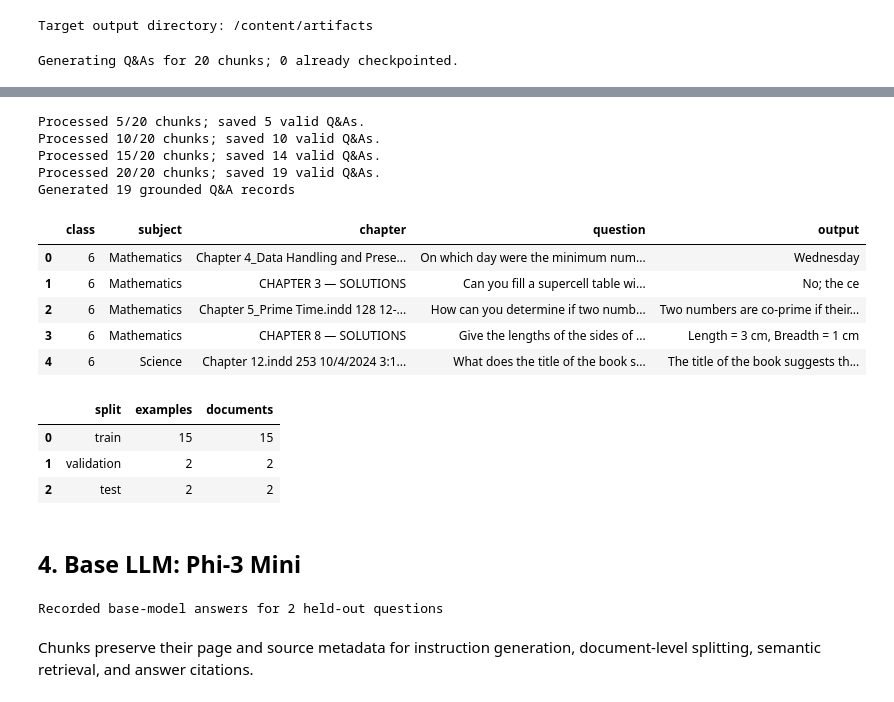
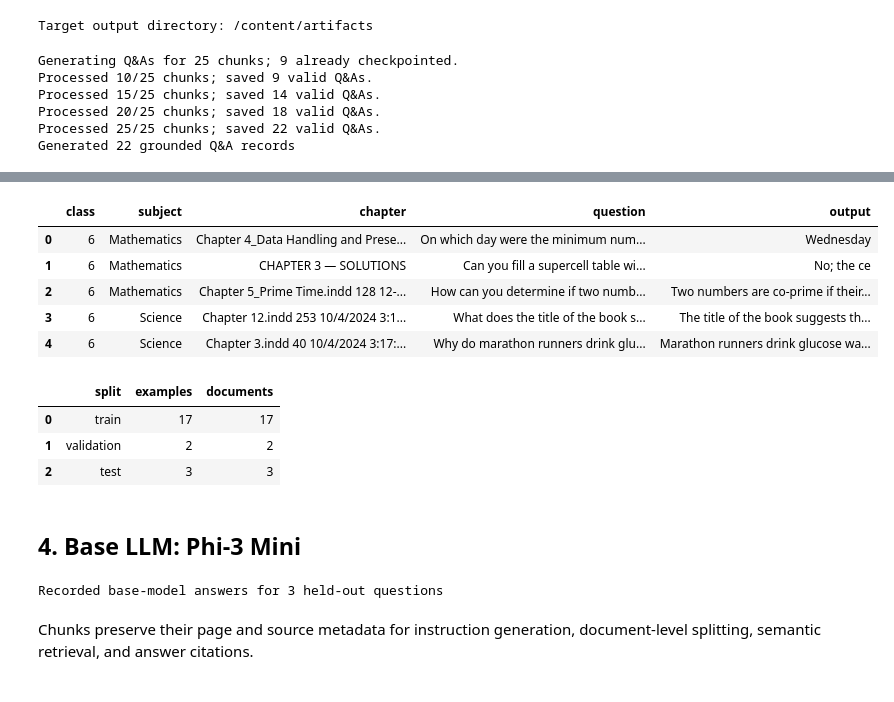
Before and after one commit to mamoor2019/LLMBot, a Jupyter notebook: NCERTlearningAsistant_mamoor.ipynb, the cells around one changed output, grey strips where cells are left out. Cells and saved outputs as stored; diff of their text form; code cells hidden in the pictures.

```diff
--- a/NCERTlearningAsistant_mamoor.ipynb
+++ b/NCERTlearningAsistant_mamoor.ipynb
@@ -417,6 +425,7 @@ def generate_text(messages, max_new_tokens=MAX_NEW_TOKENS):
     ).to(model.device)
 
     # Inference mode keeps generation fast while preserving model weights and avoiding training behavior.
+    # We set use_cache=False to prevent the AttributeError with DynamicCache seen_tokens.
     with torch.inference_mode():
         output_ids = model.generate(
             inputs["input_ids"],
@@ -425,7 +434,7 @@ def generate_text(messages, max_new_tokens=MAX_NEW_TOKENS):
             do_sample=False,
             eos_token_id=tokenizer.eos_token_id,
             pad_token_id=tokenizer.pad_token_id,
-            use_cache=True,
+            use_cache=False,
         )
     return tokenizer.decode(
         output_ids[0, inputs["input_ids"].shape[1]:],
@@ -466,7 +475,7 @@ def generate_qa(chunk):
     }
 
 # Use a moderate generation limit so the process stays feasible on the available GPU and still covers the dataset.
-QA_SAMPLE_LIMIT = 100
+QA_SAMPLE_LIMIT = 25
 CHECKPOINT_EVERY = 5
 QA_CHECKPOINT_PATH = OUTPUT_ROOT / "ncert_qa_checkpoint.jsonl"
 
@@ -522,4 +531,9 @@ qa_df.to_json(OUTPUT_ROOT / "ncert_qa.jsonl", orient="records", lines=True, forc
 print(f"Generated {len(qa_df)} grounded Q&A records")
 display(qa_df[["class", "subject", "chapter", "question", "output"]].head())
 # %% [output]
-Generating Q&As for 20 chunks; 0 already checkpointed.
+Generating Q&As for 25 chunks; 9 already checkpointed.
+Processed 10/25 chunks; saved 9 valid Q&As.
+Processed 15/25 chunks; saved 14 valid Q&As.
+Processed 20/25 chunks; saved 18 valid Q&As.
+Processed 25/25 chunks; saved 22 valid Q&As.
+Generated 22 grounded Q&A records
@@ -527,14 +540,9 @@ WARNING:transformers_modules.microsoft.Phi_hyphen_3_hyphen_mini_hyphen_4k_hyphen
-Processed 5/20 chunks; saved 5 valid Q&As.
-Processed 10/20 chunks; saved 10 valid Q&As.
-Processed 15/20 chunks; saved 14 valid Q&As.
-Processed 20/20 chunks; saved 19 valid Q&As.
-Generated 19 grounded Q&A records
 |  | class | subject | chapter | question | output |
 | 0 | 6 | Mathematics | Chapter 4_Data Handling and Prese... | On which day were the minimum num... | Wednesday |
 | 1 | 6 | Mathematics | CHAPTER 3 — SOLUTIONS | Can you fill a supercell table wi... | No; the ce |
 | 2 | 6 | Mathematics | Chapter 5_Prime Time.indd 128 12-... | How can you determine if two numb... | Two numbers are co-prime if their... |
-| 3 | 6 | Mathematics | CHAPTER 8 — SOLUTIONS | Give the lengths of the sides of ... | Length = 3 cm, Breadth = 1 cm |
-| 4 | 6 | Science | Chapter 12.indd 253 10/4/2024 3:1... | What does the title of the book s... | The title of the book suggests th... |
+| 3 | 6 | Science | Chapter 12.indd 253 10/4/2024 3:1... | What does the title of the book s... | The title of the book suggests th... |
+| 4 | 6 | Science | Chapter 3.indd 40 10/4/2024 3:17:... | Why do marathon runners drink glu... | Marathon runners drink glucose wa... |
 # %%
 # Hold out a document-level test split so answers are evaluated on unseen books rather than pages from the same source.
 group_count = qa_df["document_id"].nunique()
@@ -583,9 +591,9 @@ assert not (set(train_df.document_id) & set(test_df.document_id))
 assert not (set(validation_df.document_id) & set(test_df.document_id))
 # %% [output]
 |  | split | examples | documents |
-| 0 | train | 15 | 15 |
+| 0 | train | 17 | 17 |
 | 1 | validation | 2 | 2 |
-| 2 | test | 2 | 2 |
+| 2 | test | 3 | 3 |
 # %% [markdown]
 ## 4. Base LLM: Phi-3 Mini
 # %%
@@ -612,7 +620,7 @@ for _, row in eval_df.iterrows():
 eval_df["base_answer"] = base_predictions
 print(f"Recorded base-model answers for {len(eval_df)} held-out questions")
 # %% [output]
-Recorded base-model answers for 2 held-out questions
+Recorded base-model answers for 3 held-out questions
 # %% [markdown]
 Chunks preserve their page and source metadata for instruction generation, document-level splitting, semantic retrieval, and answer citations.
 # %% [markdown]
```
Also changed, not shown: parts of 9 cells of this notebook.
